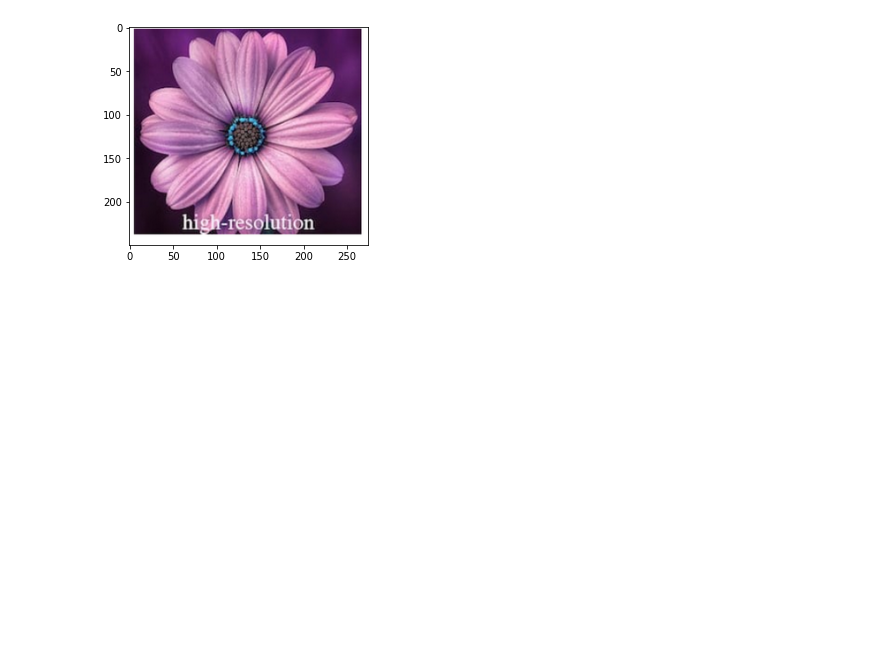
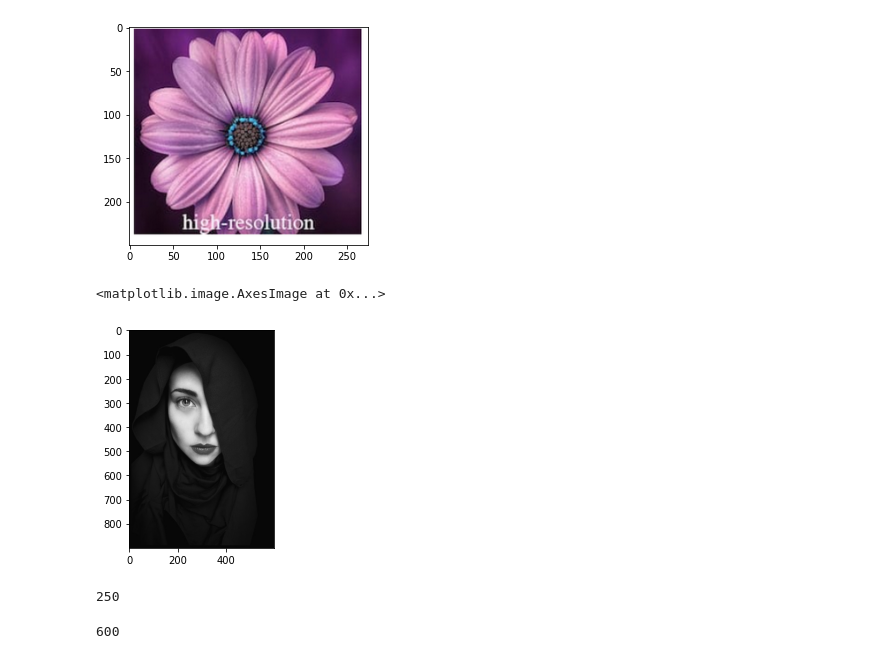
Before and after one commit to farahh001/CSc-486-ComplexityTheory-Final-Project, a Jupyter notebook: RSA_original.ipynb, the cells around one changed output. Drawn from its saved outputs; the diff is of its cells as text; code cells hidden in the pictures; blank space fills up the shorter version.

Commit message:
tested more images

```diff
--- a/RSA_original.ipynb
+++ b/RSA_original.ipynb
@@ -183,3 +183,20 @@ plt.imshow(my_img)
 # %% [output]
 <matplotlib.image.AxesImage at 0x...>
 [figure]
+# %%
+pretty_img = cv2.imread('pretty.png')
+#cv2_imshow(pretty_img)
+plt.imshow(pretty_img)
+# %% [output]
+<matplotlib.image.AxesImage at 0x...>
+[figure, added]
+# %%
+row1,col=my_img.shape[0],pretty_img.shape[1]
+enc = [[0 for x in range(3000)] for y in range(3000)]
+row1
+# %% [output]
+250
+# %%
+col
+# %% [output]
+600
```
Also changed, not shown: parts of 5 cells of this notebook, 1 other file.
